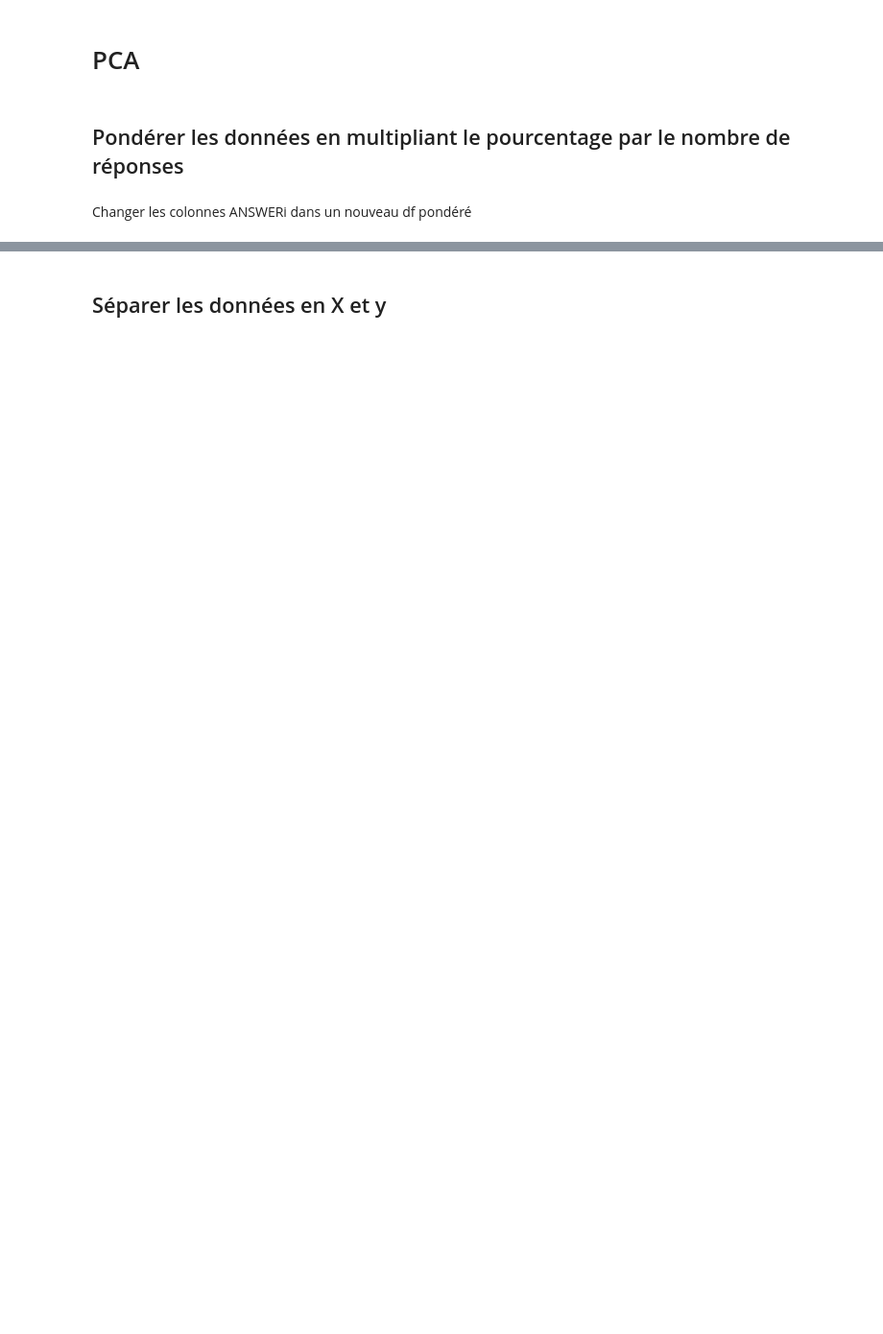
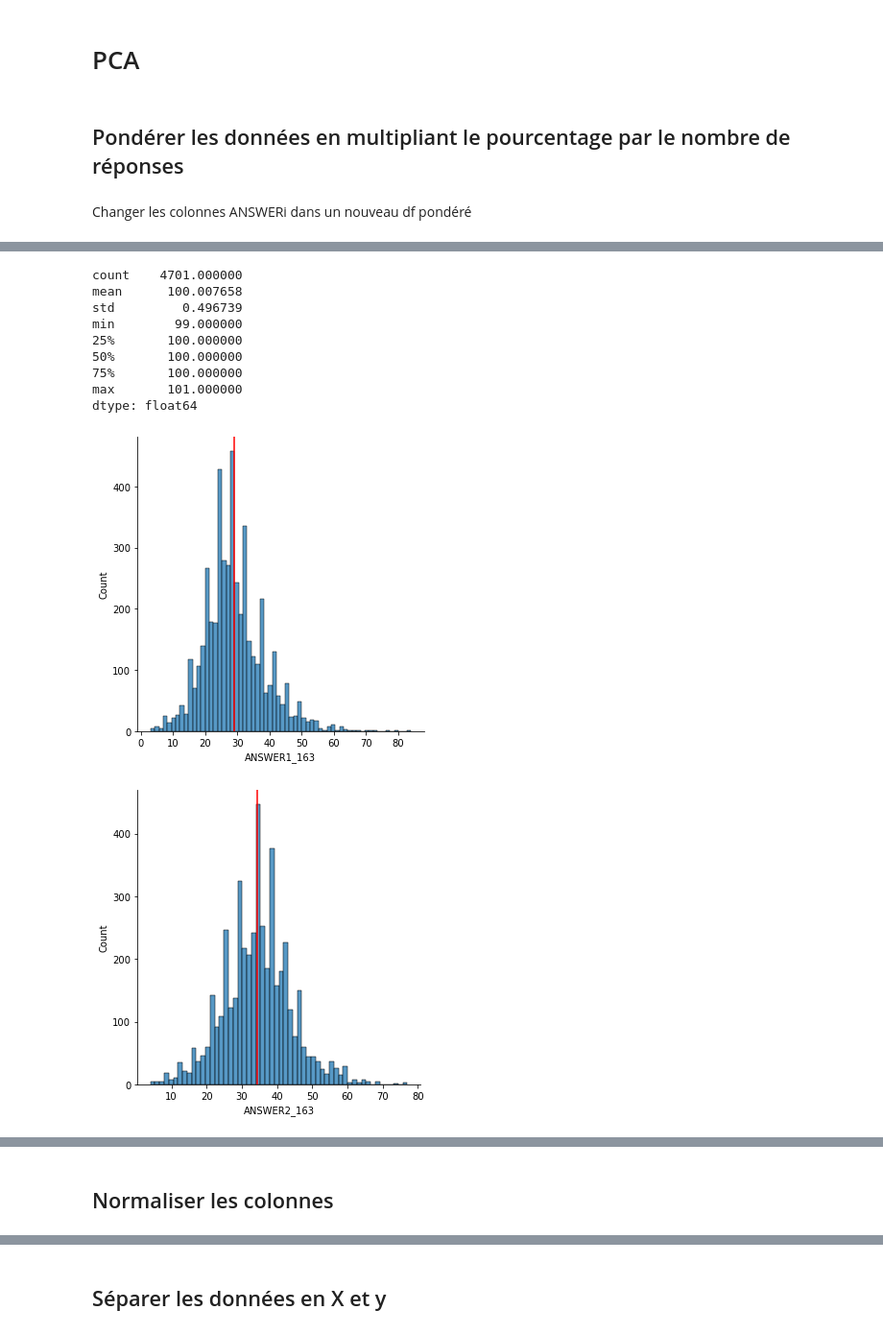
Before and after one commit to Learningchipmunk/CANDEV2022_Mobilit-, a Jupyter notebook: Ponderation-Normalization-PCA.ipynb, the cells around one changed output, grey strips where cells are left out. Shown at 96% size. Cells and saved outputs as stored; diff of their text form; code cells hidden in the pictures; blank space fills up the shorter version.

```diff
--- a/Ponderation-Normalization-PCA.ipynb
+++ b/Ponderation-Normalization-PCA.ipynb
@@ -46,0 +90,26 @@ Changer les colonnes ANSWERi dans un nouveau df pondéré
+# %%
+sns.displot(data = df, x = 'ANSWER1_163')
+plt.axvline(x=df.ANSWER1_163.mean(),
+            color='red')
+
+sns.displot(data = df, x = 'ANSWER2_163')
+plt.axvline(x=df.ANSWER2_163.mean(),
+            color='red')
+
+sns.displot(data = df, x = 'ANSWER3_163')
+plt.axvline(x=df.ANSWER3_163.mean(),
+            color='red')
+
+df[['ANSWER1_163','ANSWER2_163','ANSWER3_163']].sum(axis=1).describe()
+# %% [output]
+count    4701.000000
+mean      100.007658
+std         0.496739
+min        99.000000
+25%       100.000000
+50%       100.000000
+75%       100.000000
+max       101.000000
+dtype: float64
+[figure, added]
+[figure, added]
@@ -46,0 +117,2 @@ Changer les colonnes ANSWERi dans un nouveau df pondéré
+# %% [markdown]
+## Normaliser les colonnes
```
Also changed, not shown: parts of 17 cells of this notebook.
